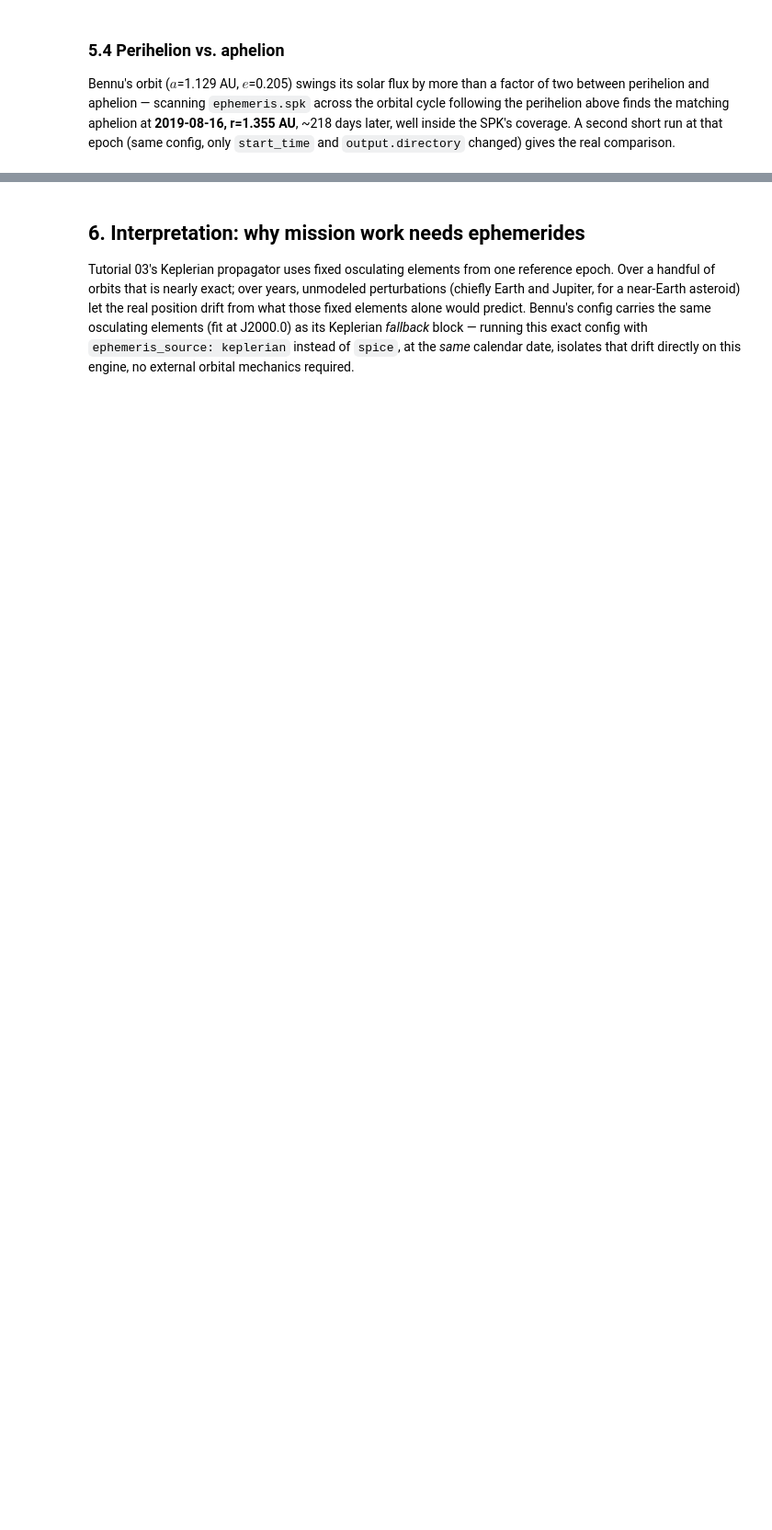
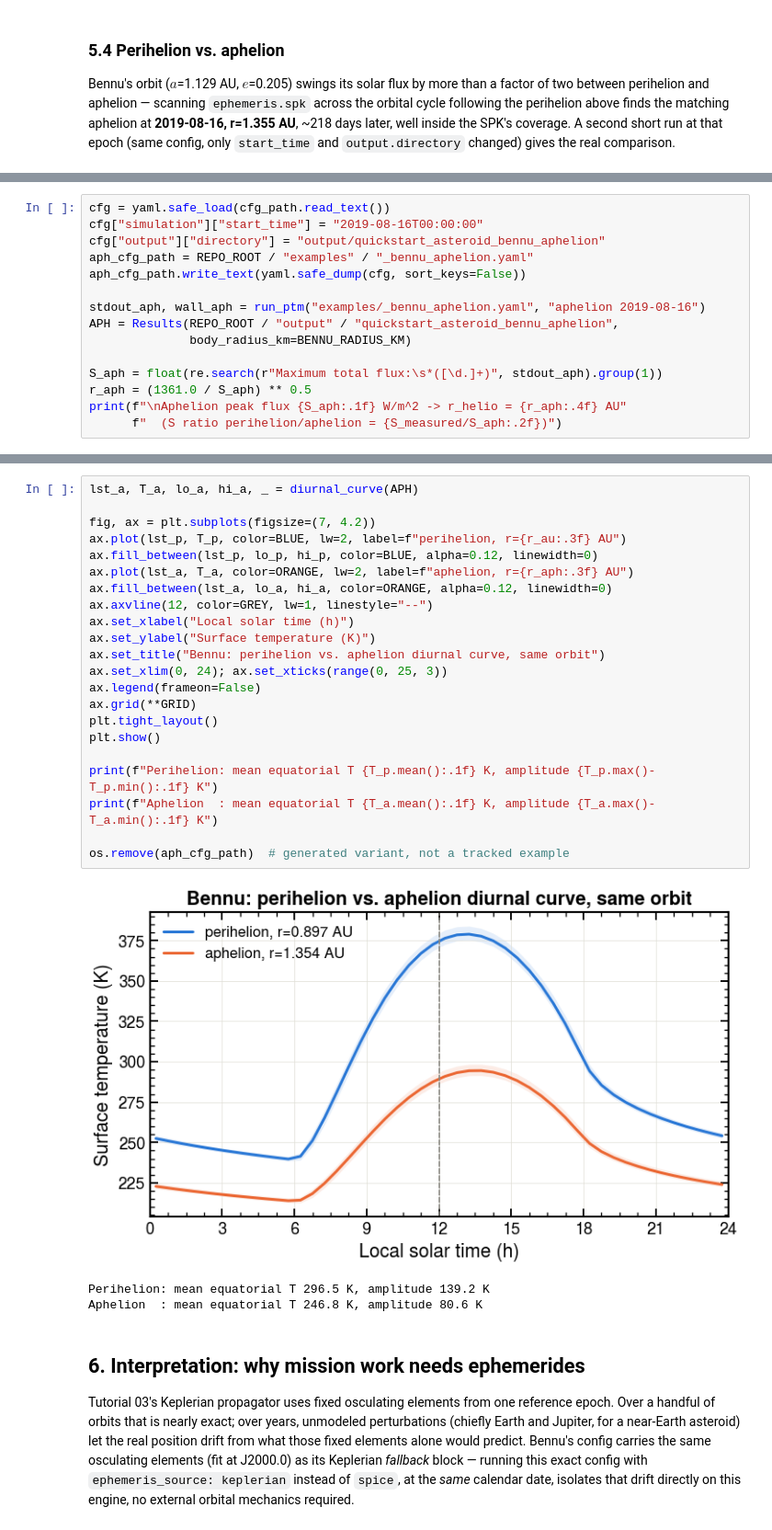
Before and after one commit to phayne/ptm3d-archive, a Jupyter notebook: docs/tutorials/notebooks/04_asteroid_spice.ipynb, the cells around one changed output, grey strips where cells are left out. Shown at 92% size. Saved outputs shown, nothing was run; the diff lists cells and outputs as text; blank space fills up the shorter version.

```diff
--- a/docs/tutorials/notebooks/04_asteroid_spice.ipynb
+++ b/docs/tutorials/notebooks/04_asteroid_spice.ipynb
@@ -759,0 +685,15 @@ Aphelion  : mean equatorial T 246.8 K, amplitude 80.6 K
+# %%
+cfg = yaml.safe_load(cfg_path.read_text())
+cfg["simulation"]["start_time"] = "2019-08-16T00:00:00"
+cfg["output"]["directory"] = "output/quickstart_asteroid_bennu_aphelion"
+aph_cfg_path = REPO_ROOT / "examples" / "_bennu_aphelion.yaml"
+aph_cfg_path.write_text(yaml.safe_dump(cfg, sort_keys=False))
+
+stdout_aph, wall_aph = run_ptm("examples/_bennu_aphelion.yaml", "aphelion 2019-08-16")
+APH = Results(REPO_ROOT / "output" / "quickstart_asteroid_bennu_aphelion",
+              body_radius_km=BENNU_RADIUS_KM)
+
+S_aph = float(re.search(r"Maximum total flux:\s*([\d.]+)", stdout_aph).group(1))
+r_aph = (1361.0 / S_aph) ** 0.5
+print(f"\nAphelion peak flux {S_aph:.1f} W/m^2 -> r_helio = {r_aph:.4f} AU"
+      f"  (S ratio perihelion/aphelion = {S_measured/S_aph:.2f})")
@@ -760,3 +704,29 @@ Aphelion  : mean equatorial T 246.8 K, amplitude 80.6 K
+# %%
+lst_a, T_a, lo_a, hi_a, _ = diurnal_curve(APH)
+
+fig, ax = plt.subplots(figsize=(7, 4.2))
+ax.plot(lst_p, T_p, color=BLUE, lw=2, label=f"perihelion, r={r_au:.3f} AU")
+ax.fill_between(lst_p, lo_p, hi_p, color=BLUE, alpha=0.12, linewidth=0)
+ax.plot(lst_a, T_a, color=ORANGE, lw=2, label=f"aphelion, r={r_aph:.3f} AU")
+ax.fill_between(lst_a, lo_a, hi_a, color=ORANGE, alpha=0.12, linewidth=0)
+ax.axvline(12, color=GREY, lw=1, linestyle="--")
+ax.set_xlabel("Local solar time (h)")
+ax.set_ylabel("Surface temperature (K)")
+ax.set_title("Bennu: perihelion vs. aphelion diurnal curve, same orbit")
+ax.set_xlim(0, 24); ax.set_xticks(range(0, 25, 3))
+ax.legend(frameon=False)
+ax.grid(**GRID)
+plt.tight_layout()
+plt.show()
+
+print(f"Perihelion: mean equatorial T {T_p.mean():.1f} K, amplitude {T_p.max()-T_p.min():.1f} K")
+print(f"Aphelion  : mean equatorial T {T_a.mean():.1f} K, amplitude {T_a.max()-T_a.min():.1f} K")
+
+os.remove(aph_cfg_path)  # generated variant, not a tracked example
+# %% [output]
+[figure, added]
+Perihelion: mean equatorial T 296.5 K, amplitude 139.2 K
+Aphelion  : mean equatorial T 246.8 K, amplitude 80.6 K
 # %% [markdown]
 ## 6. Interpretation: why mission work needs ephemerides
 
```
Also changed, not shown: parts of 30 cells of this notebook.
